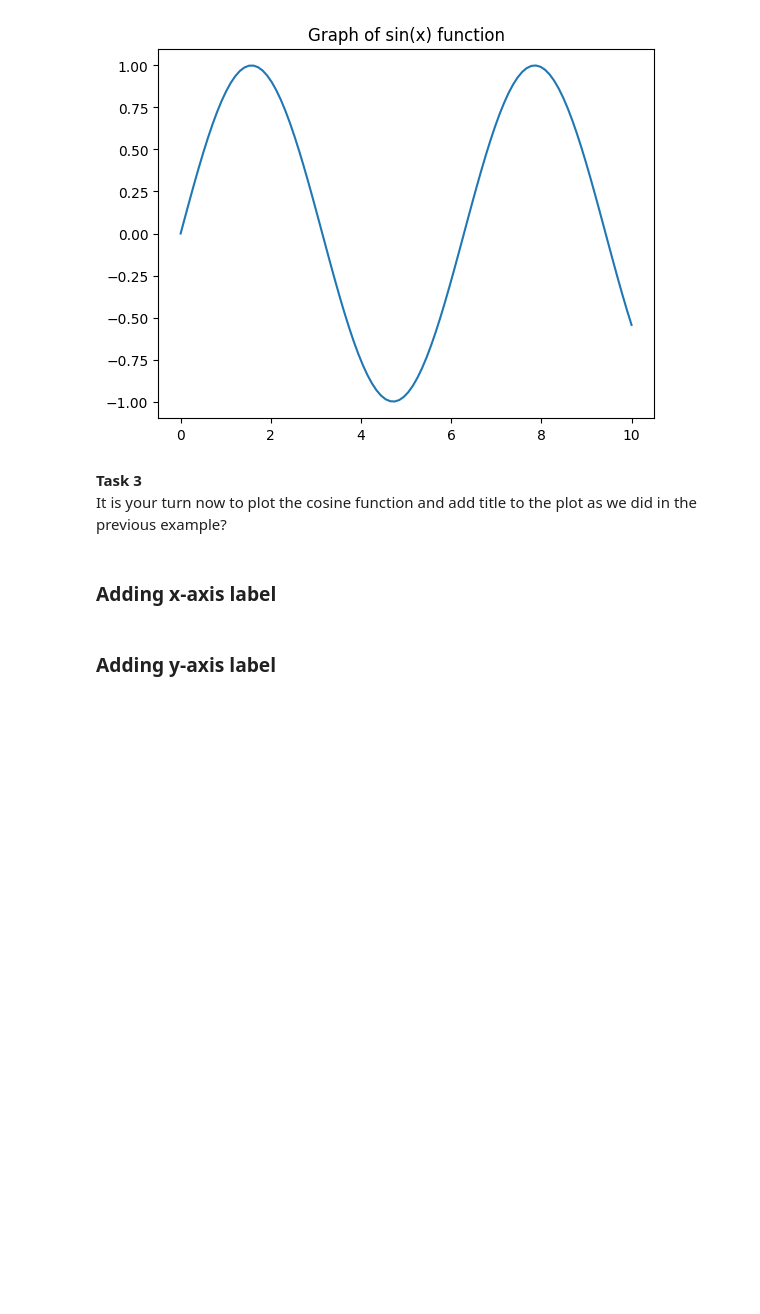
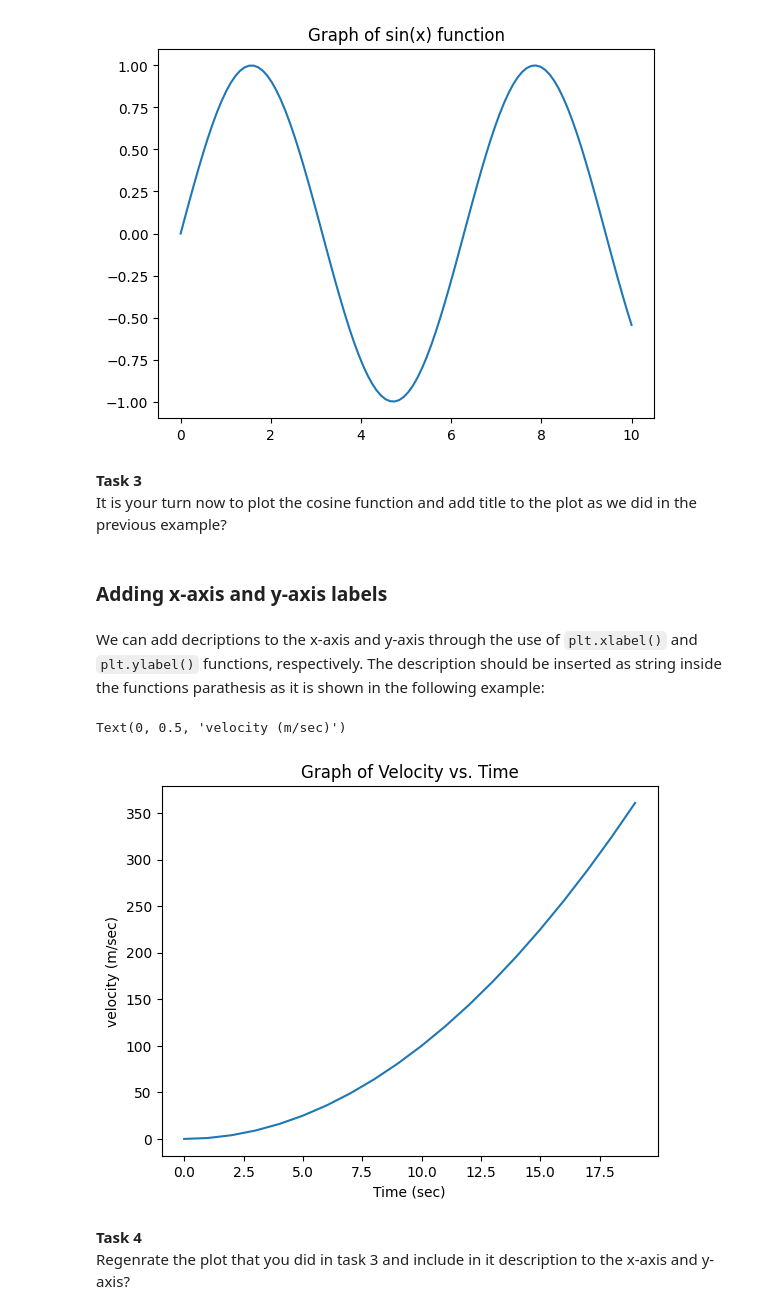
Before and after one commit to AhmadAlsaadi/ENCH320-Numpy, a Jupyter notebook: Matplotlib.ipynb, the cells around one changed output. Drawn from its saved outputs; the diff is of its cells as text; code cells hidden in the pictures; blank space fills up the shorter version.

Commit message:
adding x adn y label amd color to the tutorial

```diff
--- a/Matplotlib.ipynb
+++ b/Matplotlib.ipynb
@@ -124,6 +124,21 @@ It is your turn now to plot the cosine function and add title to the plot as we
 ## Task 3 solution
 ## write your code here.
 # %% [markdown]
-### Adding x-axis label
+### Adding x-axis and y-axis labels
-# %% [markdown]
-### Adding y-axis label
+# %% [markdown]
+We can add decriptions to the x-axis and y-axis through the use of `plt.xlabel()` and `plt.ylabel()` functions, respectively. The description should be inserted as string inside the functions parathesis as it is shown in the following example:
+# %%
+import matplotlib.pyplot as plt
+import numpy as np
+x=np.arange(20)
+y=x**2
+plt.plot(x,y)
+plt.title("Graph of Velocity vs. Time")
+plt.xlabel("Time (sec)")
+plt.ylabel("Velocity (m/sec)")
+# %% [output]
+Text(0, 0.5, 'velocity (m/sec)')
+[figure, added]
+# %% [markdown]
+**Task 4**
+Regenrate the plot that you did in task 3 and include in it description to the x-axis and y-axis?
```
Also changed, not shown: parts of 10 cells of this notebook.
